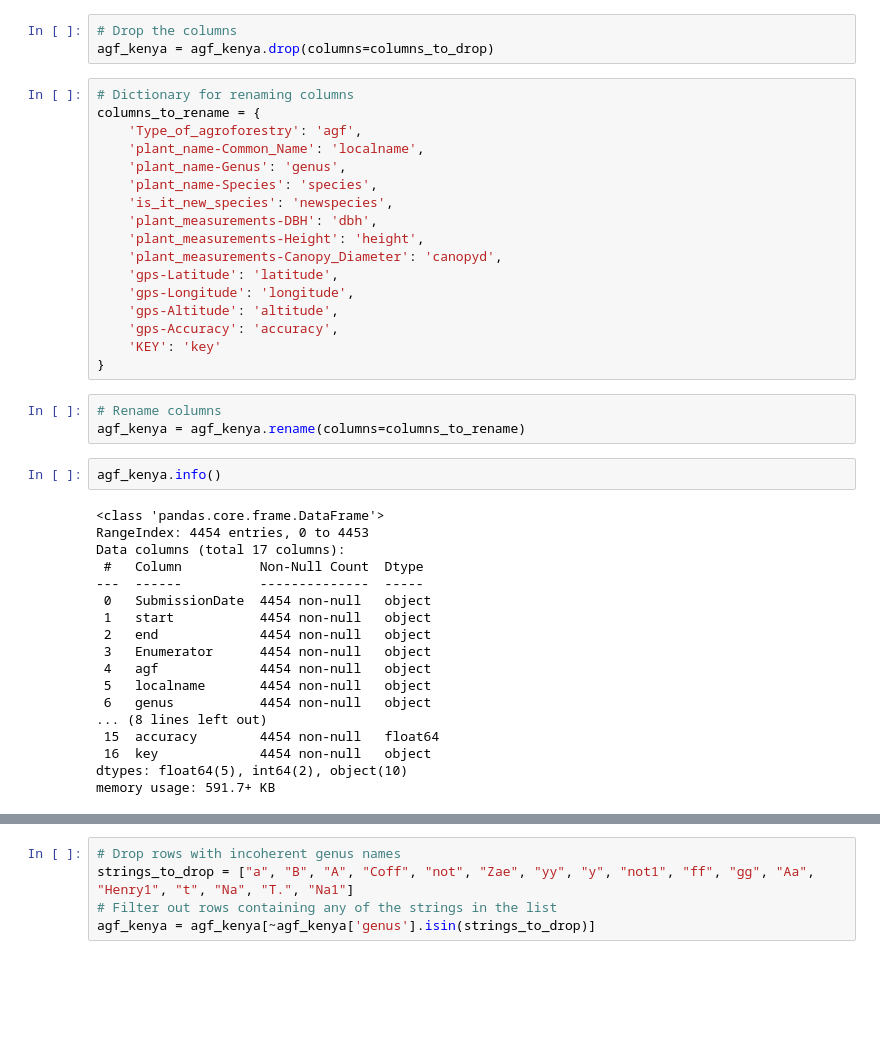
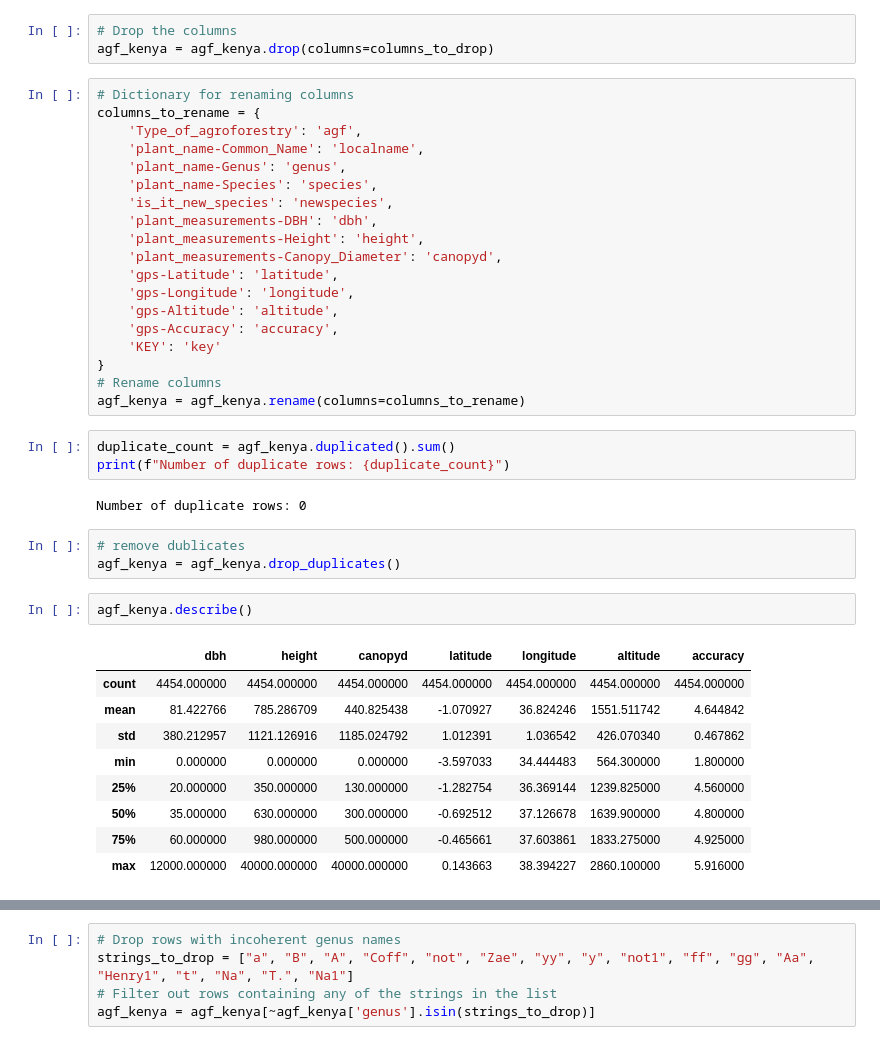
Before and after one commit to irungus/agf_kenya, a Jupyter notebook: agf_kenya_colab.ipynb, the cells around one changed output, grey strips where cells are left out. Cells and saved outputs as stored; diff of their text form; blank space fills up the shorter version.

```diff
--- a/agf_kenya_colab.ipynb
+++ b/agf_kenya_colab.ipynb
@@ -111,26 +103,25 @@ columns_to_rename = {
     'gps-Accuracy': 'accuracy',
     'KEY': 'key'
 }
+# Rename columns
+agf_kenya = agf_kenya.rename(columns=columns_to_rename)
-# %%
-# Rename columns
-agf_kenya = agf_kenya.rename(columns=columns_to_rename)
+# %%
+duplicate_count = agf_kenya.duplicated().sum()
+print(f"Number of duplicate rows: {duplicate_count}")
+# %% [output]
+Number of duplicate rows: 0
+# %%
+# remove dublicates
+agf_kenya = agf_kenya.drop_duplicates()
 # %%
-agf_kenya.info()
+agf_kenya.describe()
 # %% [output]
-<class 'pandas.core.frame.DataFrame'>
-RangeIndex: 4454 entries, 0 to 4453
-Data columns (total 17 columns):
- #   Column          Non-Null Count  Dtype
----  ------          --------------  -----
- 0   SubmissionDate  4454 non-null   object
- 1   start           4454 non-null   object
- 2   end             4454 non-null   object
- 3   Enumerator      4454 non-null   object
- 4   agf             4454 non-null   object
- 5   localname       4454 non-null   object
- 6   genus           4454 non-null   object
-... (8 lines left out)
- 15  accuracy        4454 non-null   float64
- 16  key             4454 non-null   object
-dtypes: float64(5), int64(2), object(10)
-memory usage: 591.7+ KB
+|  | dbh | height | canopyd | latitude | longitude | altitude | accuracy |
+| count | 4454.000000 | 4454.000000 | 4454.000000 | 4454.000000 | 4454.000000 | 4454.000000 | 4454.000000 |
+| mean | 81.422766 | 785.286709 | 440.825438 | -1.070927 | 36.824246 | 1551.511742 | 4.644842 |
+| std | 380.212957 | 1121.126916 | 1185.024792 | 1.012391 | 1.036542 | 426.070340 | 0.467862 |
+| min | 0.000000 | 0.000000 | 0.000000 | -3.597033 | 34.444483 | 564.300000 | 1.800000 |
+| 25% | 20.000000 | 350.000000 | 130.000000 | -1.282754 | 36.369144 | 1239.825000 | 4.560000 |
+| 50% | 35.000000 | 630.000000 | 300.000000 | -0.692512 | 37.126678 | 1639.900000 | 4.800000 |
+| 75% | 60.000000 | 980.000000 | 500.000000 | -0.465661 | 37.603861 | 1833.275000 | 4.925000 |
+| max | 12000.000000 | 40000.000000 | 40000.000000 | 0.143663 | 38.394227 | 2860.100000 | 5.916000 |
```
Also changed, not shown: parts of 11 cells of this notebook.
